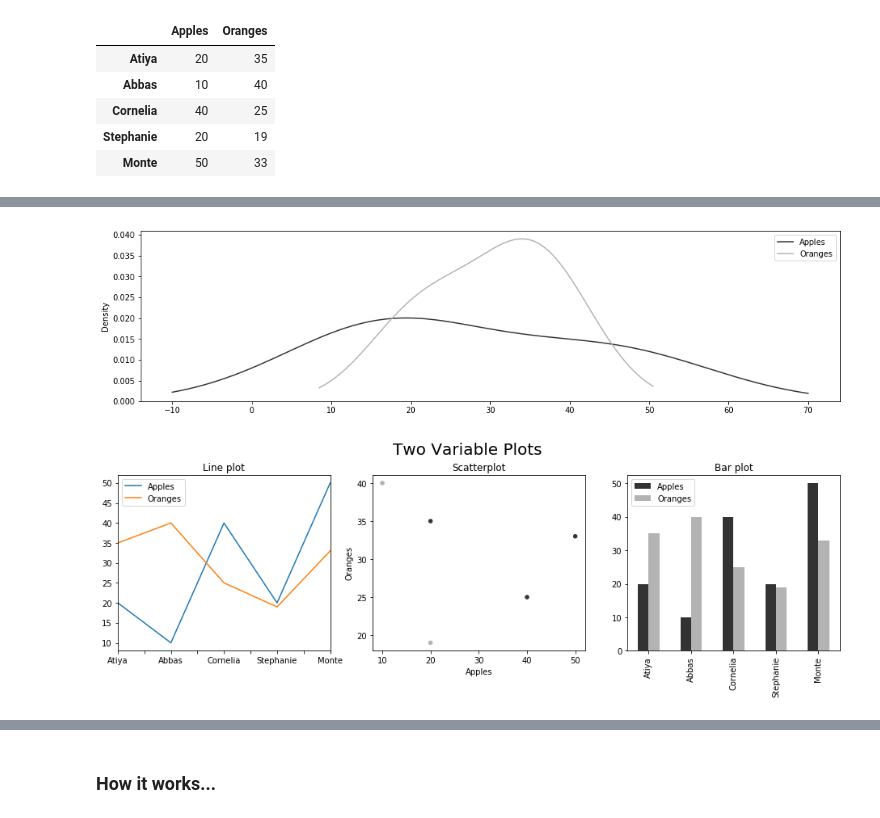
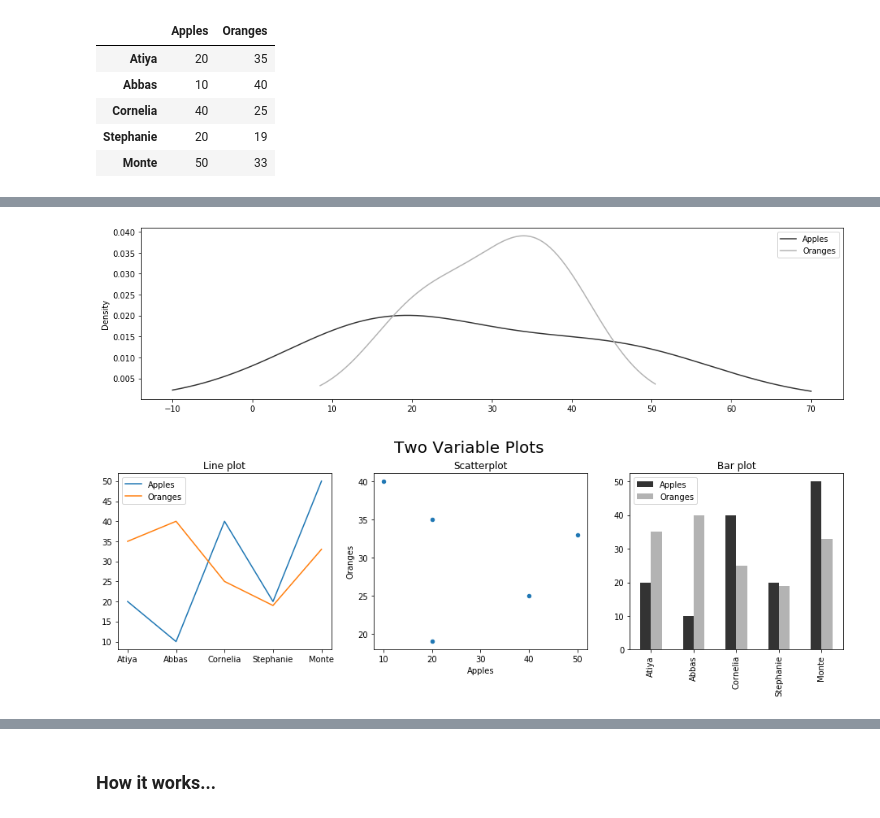
Before and after one commit to PacktPublishing/Pandas-Cookbook-Second-Edition, a Jupyter notebook: 13-code.ipynb, the cells around one changed output, grey strips where cells are left out. Drawn from its saved outputs; the diff is of its cells as text; code cells hidden in the pictures.

```diff
--- a/13-code.ipynb
+++ b/13-code.ipynb
@@ -441,20 +442,20 @@ ax.get_figure().savefig('/tmp/c13-pdemo-bar1.png')
 # %% [output]
 [figure]
 # %%
-df.plot(kind='kde', color=color, figsize=(16,4))
-ax.get_figure().savefig('/tmp/c13-pdemo-kde1.png')
+ax = df.plot.kde(color=color, figsize=(16,4))
+ax.get_figure().savefig('c13-pdemo-kde1.png')
 # %% [output]
-[figure, old version]
+[figure, new version]
 # %%
 fig, (ax1, ax2, ax3) = plt.subplots(1, 3, figsize=(16,4))
 fig.suptitle('Two Variable Plots', size=20, y=1.02)
 df.plot.line(ax=ax1, title='Line plot')
-df.plot.scatter(x='Apples', y='Oranges', color=color,
+df.plot.scatter(x='Apples', y='Oranges',
     ax=ax2, title='Scatterplot')
 df.plot.bar(color=color, ax=ax3, title='Bar plot')
-fig.savefig('/tmp/c13-pdemo-scat.png')
+fig.savefig('c13-pdemo-scat.png', dpi=300, bbox_inches='tight')
 # %% [output]
-[figure, old version]
+[figure, new version]
 # %%
 fig, (ax1, ax2, ax3) = plt.subplots(1, 3, figsize=(16,4))
 fig.suptitle('One Variable Plots', size=20, y=1.02)
```
Also changed, not shown: parts of 57 cells of this notebook, 1 other file.
